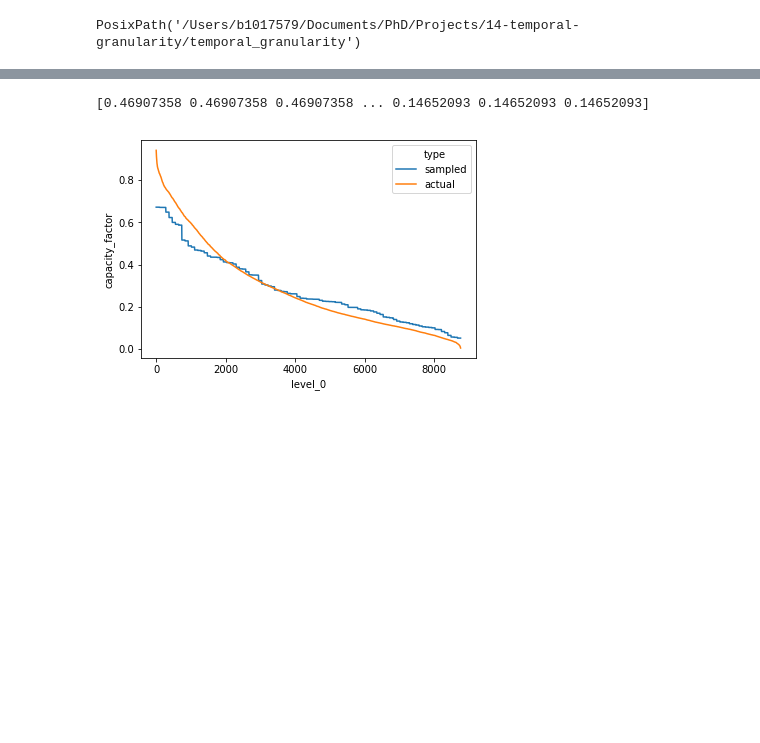
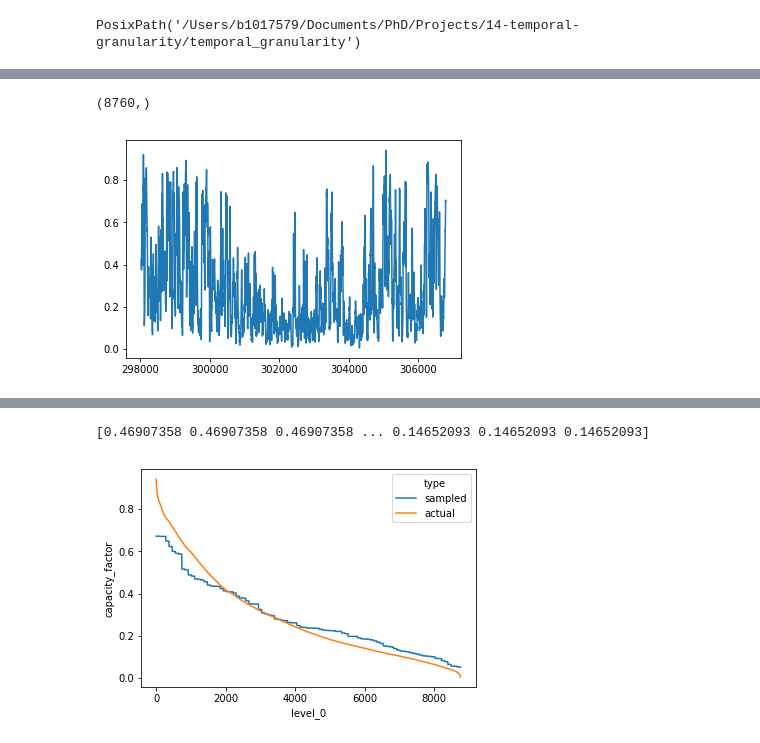
Before and after one commit to alexanderkell/temporal_granularity, a Jupyter notebook: notebooks/compare-methods/9.0-ajmk-fourier-downsampling.ipynb, the cells around one changed output, grey strips where cells are left out. Saved outputs shown, nothing was run; the diff lists cells and outputs as text; code cells hidden in the pictures; blank space fills up the shorter version.

```diff
--- a/notebooks/compare-methods/9.0-ajmk-fourier-downsampling.ipynb
+++ b/notebooks/compare-methods/9.0-ajmk-fourier-downsampling.ipynb
@@ -38,0 +56,6 @@ pv_data.head()
+# %%
+plt.plot(pv_data[(pv_data.datetime>"2014") & (pv_data.datetime<"2015")].capacity_factor)
+pv_data[(pv_data.datetime>"2014") & (pv_data.datetime<"2015")].capacity_factor.shape
+# %% [output]
+(8760,)
+[figure, added]
```
Also changed, not shown: parts of 9 cells of this notebook, 18 other files.
